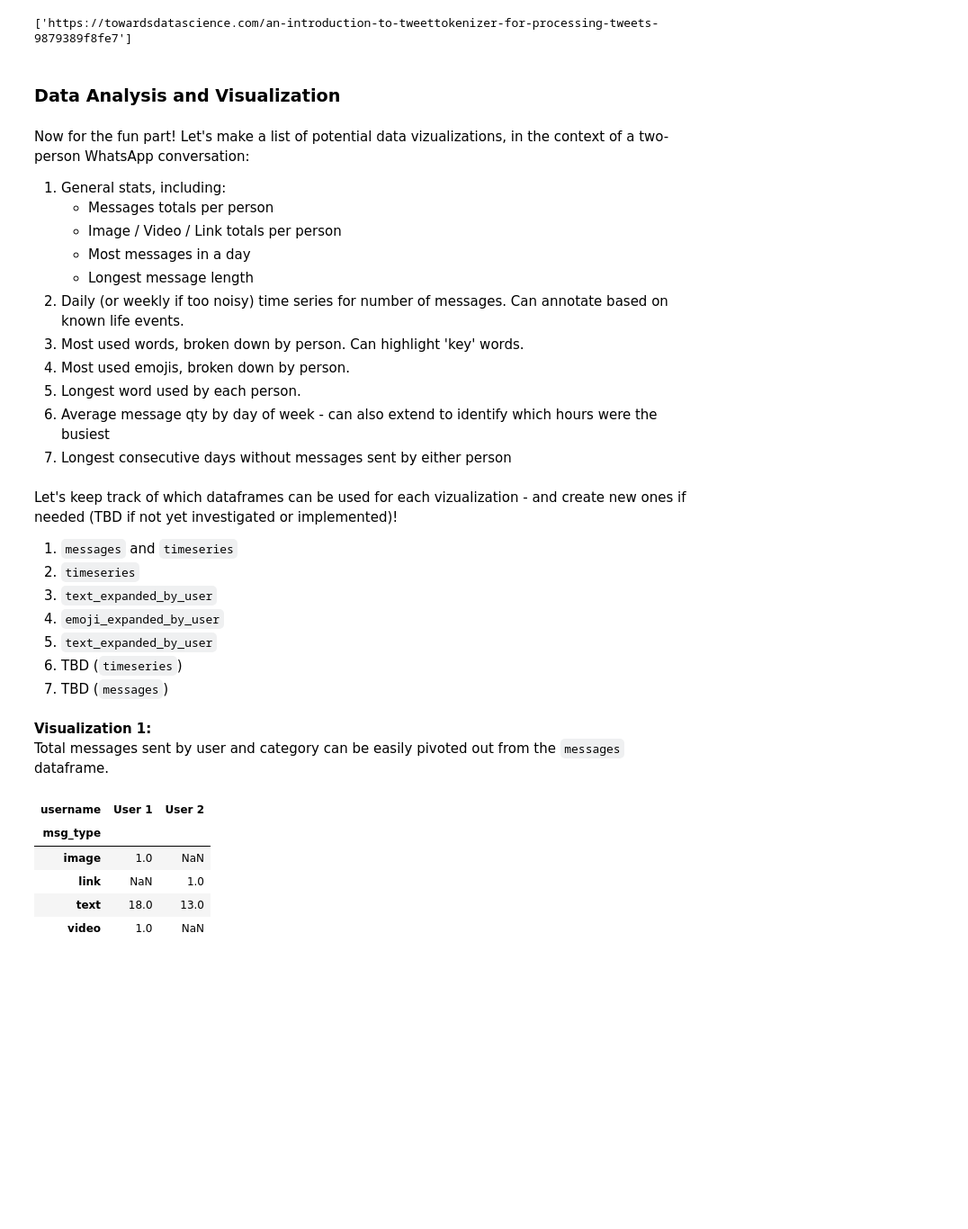
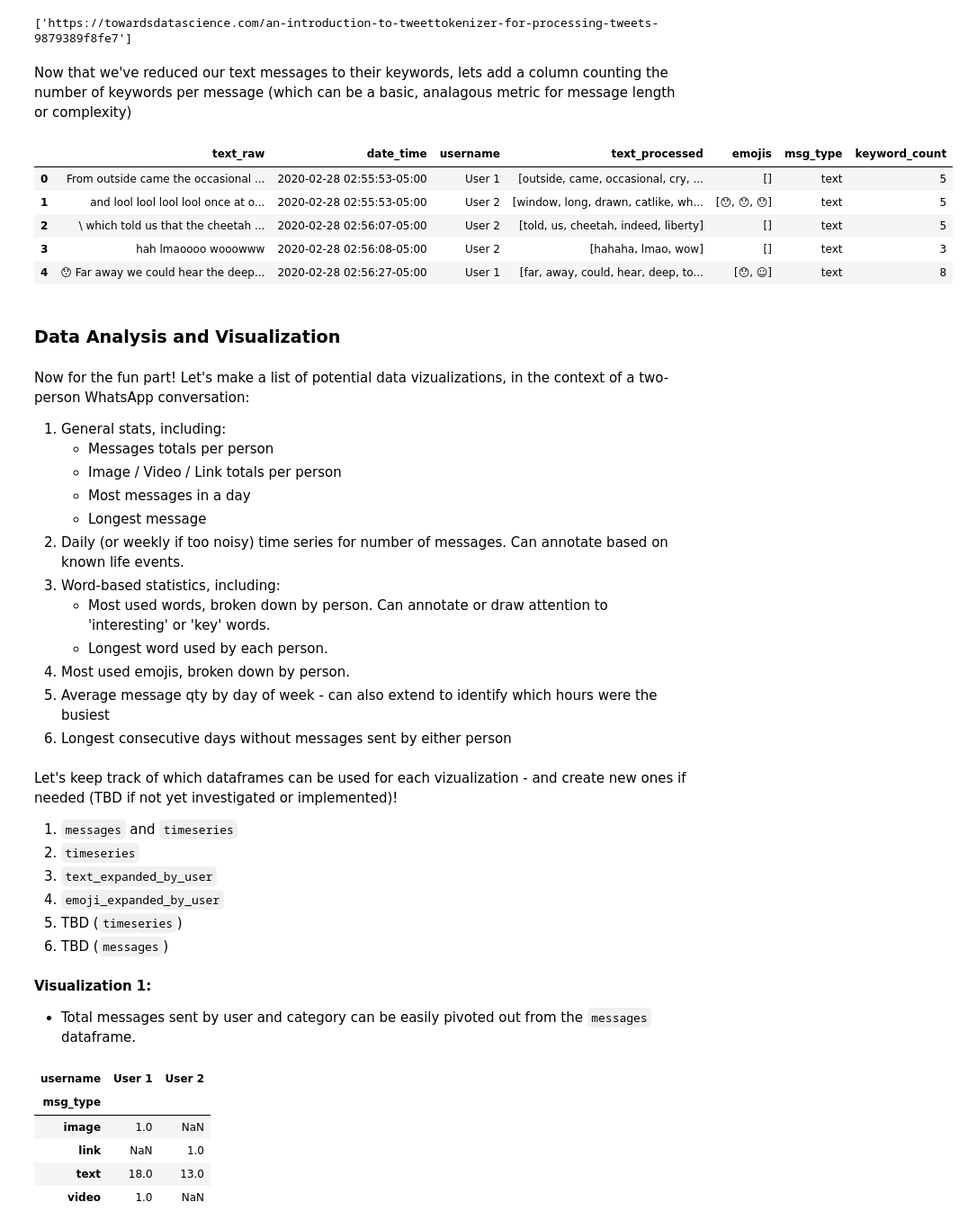
Before and after one commit to shenal-siri/WhatsApp-Chat-Viz, a Jupyter notebook: Chat-History-Prototyping.ipynb, the cells around one changed output. Shown at 90% size. Drawn from its saved outputs; the diff is of its cells as text; code cells hidden in the pictures; blank space fills up the shorter version.

```diff
--- a/Chat-History-Prototyping.ipynb
+++ b/Chat-History-Prototyping.ipynb
@@ -450,6 +458,18 @@ messages.tail()
 print(messages['text_processed'].iloc[-1])
 # %% [output]
 ['https://towardsdatascience.com/an-introduction-to-tweettokenizer-for-processing-tweets-9879389f8fe7']
+# %% [markdown]
+Now that we've reduced our text messages to their keywords, lets add a column counting the number of keywords per message (which can be a basic, analagous metric for message length or complexity)
+# %%
+messages['keyword_count'] = messages['text_processed'].apply(len)
+messages.head()
+# %% [output]
+|  | text_raw | date_time | username | text_processed | emojis | msg_type | keyword_count |
+| 0 | From outside came the occasional ... | 2020-02-28 02:55:53-05:00 | User 1 | [outside, came, occasional, cry, ... | [] | text | 5 |
+| 1 | and lool lool lool lool once at o... | 2020-02-28 02:55:53-05:00 | User 2 | [window, long, drawn, catlike, wh... | [😯, 😯, 😯] | text | 5 |
+| 2 | \ which told us that the cheetah ... | 2020-02-28 02:56:07-05:00 | User 2 | [told, us, cheetah, indeed, liberty] | [] | text | 5 |
+| 3 | hah lmaoooo wooowww | 2020-02-28 02:56:08-05:00 | User 2 | [hahaha, lmao, wow] | [] | text | 3 |
+| 4 | 😯 Far away we could hear the deep... | 2020-02-28 02:56:27-05:00 | User 1 | [far, away, could, hear, deep, to... | [😯, ☺] | text | 8 |
 # %% [markdown]
 ### Data Analysis and Visualization
 # %% [markdown]
@@ -458,25 +478,25 @@ Now for the fun part! Let's make a list of potential data vizualizations, in the
     - Messages totals per person
     - Image / Video / Link totals per person
     - Most messages in a day
-    - Longest message length
+    - Longest message
 2. Daily (or weekly if too noisy) time series for number of messages. Can annotate based on known life events.
-3. Most used words, broken down by person. Can highlight 'key' words.
+3. Word-based statistics, including:
+    - Most used words, broken down by person. Can annotate or draw attention to 'interesting' or 'key' words.
+    - Longest word used by each person.
 4. Most used emojis, broken down by person.
-5. Longest word used by each person.
-6. Average message qty by day of week - can also extend to identify which hours were the busiest
-7. Longest consecutive days without messages sent by either person
+5. Average message qty by day of week - can also extend to identify which hours were the busiest
+6. Longest consecutive days without messages sent by either person
 # %% [markdown]
 Let's keep track of which dataframes can be used for each vizualization - and create new ones if needed (TBD if not yet investigated or implemented)!
 1. `messages` and `timeseries`
 2. `timeseries`
 3. `text_expanded_by_user`
 4. `emoji_expanded_by_user`
-5. `text_expanded_by_user`
-6. TBD (`timeseries`)
-7. TBD (`messages`)
+5. TBD (`timeseries`)
+6. TBD (`messages`)
 # %% [markdown]
-**Visualization 1:** <br>
-Total messages sent by user and category can be easily pivoted out from the `messages` dataframe.
+**Visualization 1:**
+- Total messages sent by user and category can be easily pivoted out from the `messages` dataframe.
 # %%
 pd.pivot_table(messages, values='text_processed', index='msg_type', columns='username', aggfunc=len)
 # %% [output]
```
Also changed, not shown: parts of 20 cells of this notebook.
